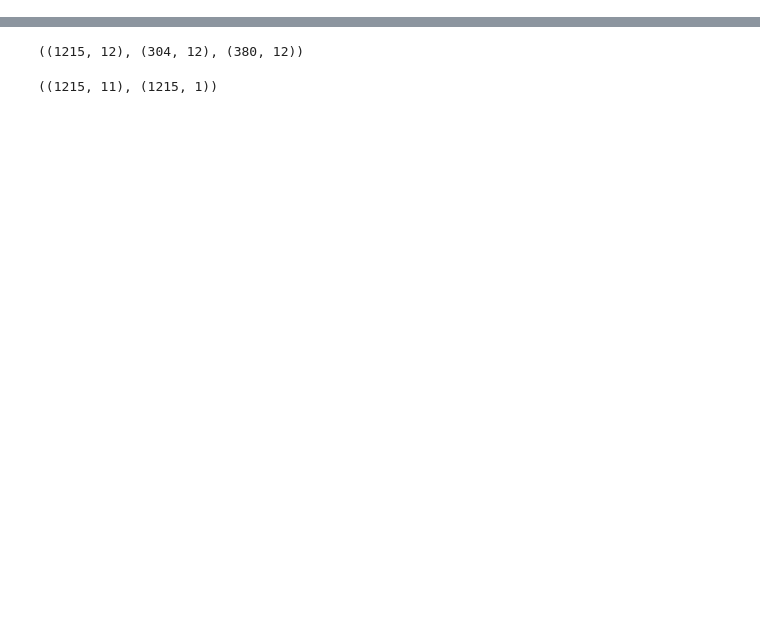
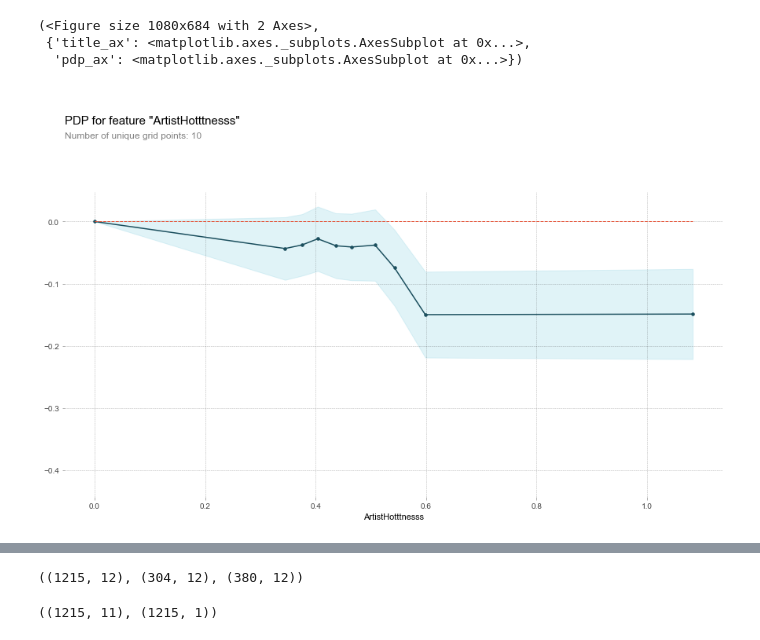
Before and after one commit to HernanDarius/top-20-genre, a Jupyter notebook: Build 2.ipynb, the cells around one changed output, grey strips where cells are left out. Drawn from its saved outputs; the diff is of its cells as text; code cells hidden in the pictures; blank space fills up the shorter version.

```diff
--- a/Build 2.ipynb
+++ b/Build 2.ipynb
@@ -57,2 +110,0 @@ song_data['ArtistLocation'].isnull().sum()
-# %%
-song_data.dropna(subset=['Genre'], inplace=True)
@@ -291,0 +111,10 @@ def train_val_test(X):
+# %%
+#Let's remove some of these other columns that have so many NaN values that they're basically obselete.
+#Going forward, to retain the original dataset and keep influence on the remaining to a bare minimum,
+#I'll be making copies of the cleaned datasets.
+do_not_need=['SongID','AlbumID','ArtistID','ArtistLatitude','ArtistLongitude',
+             'Danceability','AlbumName','Release']
+sd_copy=song_data.copy().drop(do_not_need, axis=1)
+# %%
+#This will be our home base from now on.
+sd_copy = sd_copy.copy()
@@ -291,0 +253,18 @@ def train_val_test(X):
+# %%
+from pdpbox.pdp import pdp_isolate, pdp_plot
+
+feature = 'ArtistHotttnesss'
+
+isolated = pdp_isolate(
+    model=rf_base_model,
+    dataset=x_val_base,
+    model_features=x_val_base.columns,
+    feature=feature
+)
+# %%
+pdp_plot(isolated, feature_name=feature)
+# %% [output]
+(<Figure size 1080x684 with 2 Axes>,
+ {'title_ax': <matplotlib.axes._subplots.AxesSubplot at 0x...>,
+  'pdp_ax': <matplotlib.axes._subplots.AxesSubplot at 0x...>})
+[figure, added]
```
Also changed, not shown: parts of 64 cells of this notebook.
